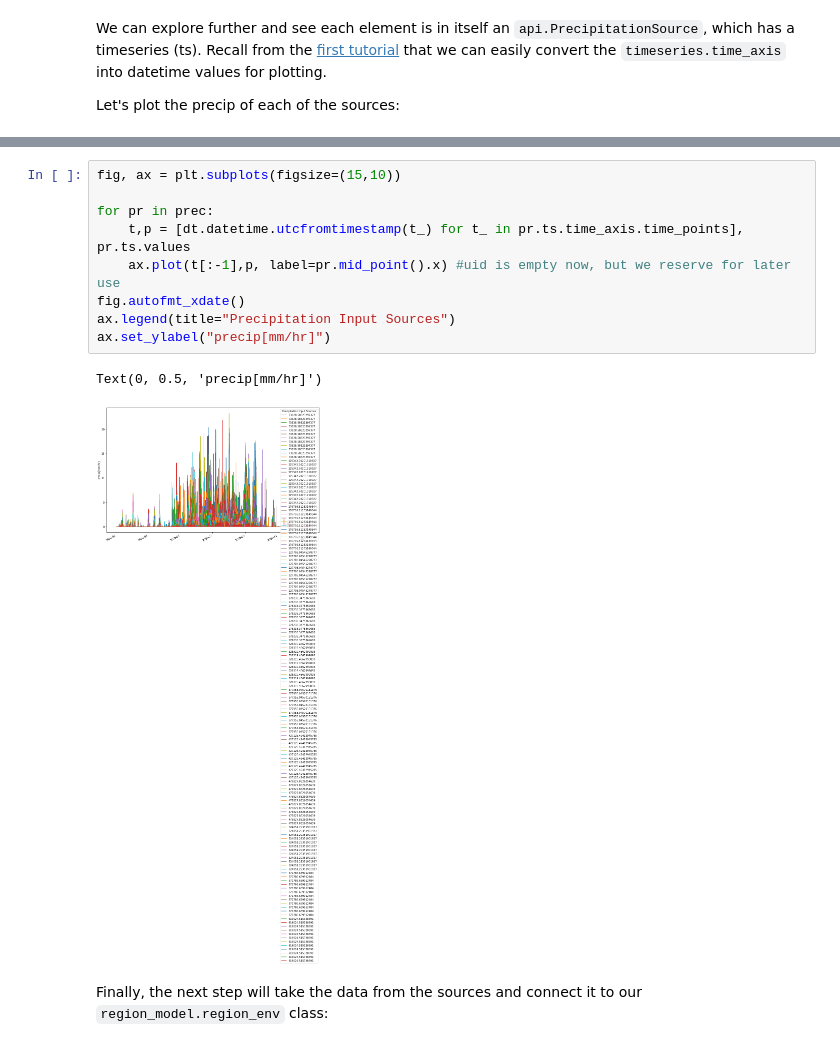
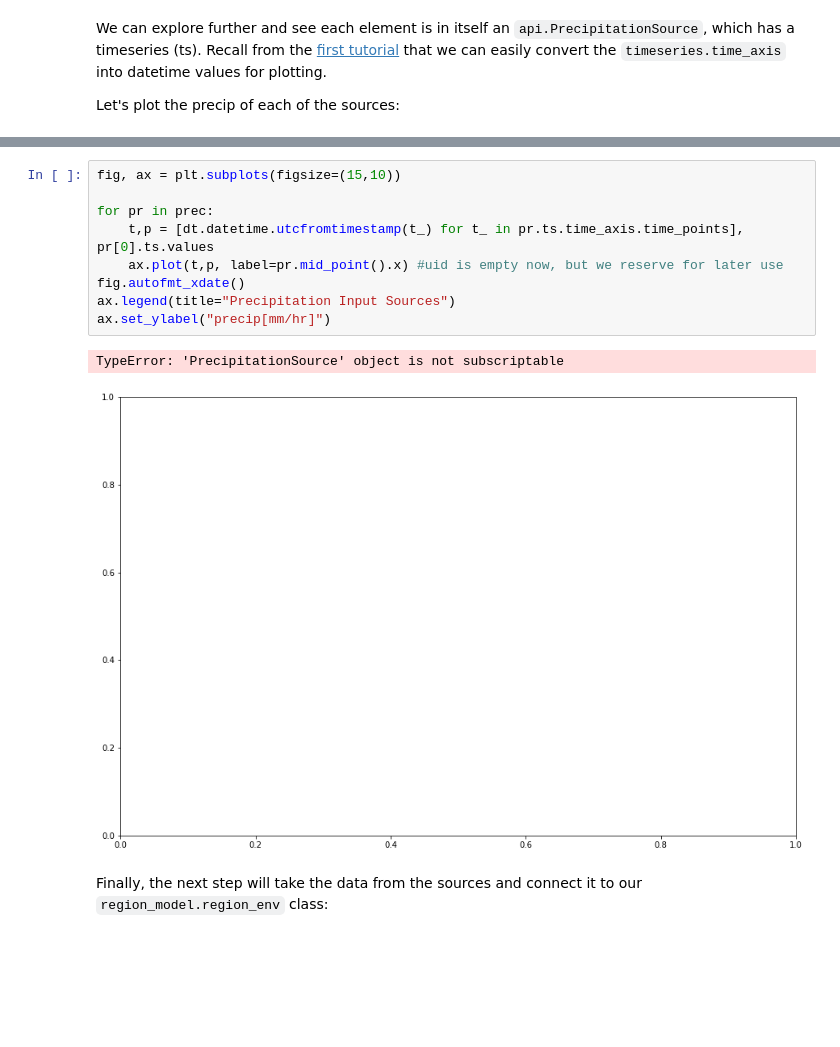
Before and after one commit to jacobqs/MST-Himalaya, a Jupyter notebook: shyft_workspace_copy/shyft_workspace/shyft-doc/public/notebooks/budhi_gandaki/repositories_intro_with_new_repo.ipynb, the cells around one changed output, grey strips where cells are left out. Cells and saved outputs as stored; diff of their text form; blank space fills up the shorter version.

```diff
--- a/shyft_workspace_copy/shyft_workspace/shyft-doc/public/notebooks/budhi_gandaki/repositories_intro_with_new_repo.ipynb
+++ b/shyft_workspace_copy/shyft_workspace/shyft-doc/public/notebooks/budhi_gandaki/repositories_intro_with_new_repo.ipynb
@@ -424,15 +454,15 @@ Let's plot the precip of each of the sources:
 # %%
 fig, ax = plt.subplots(figsize=(15,10))
 
 for pr in prec:
-    t,p = [dt.datetime.utcfromtimestamp(t_) for t_ in pr.ts.time_axis.time_points], pr.ts.values
-    ax.plot(t[:-1],p, label=pr.mid_point().x) #uid is empty now, but we reserve for later use
+    t,p = [dt.datetime.utcfromtimestamp(t_) for t_ in pr.ts.time_axis.time_points], pr[0].ts.values
+    ax.plot(t,p, label=pr.mid_point().x) #uid is empty now, but we reserve for later use
 fig.autofmt_xdate()
 ax.legend(title="Precipitation Input Sources")
 ax.set_ylabel("precip[mm/hr]")
 # %% [output]
-Text(0, 0.5, 'precip[mm/hr]')
+TypeError: 'PrecipitationSource' object is not subscriptable
-[figure, old version]
+[figure, new version]
 # %% [markdown]
 Finally, the next step will take the data from the sources and connect it to our `region_model.region_env` class:
 # %%
```
Also changed, not shown: parts of 4 cells of this notebook, 3 other files.
